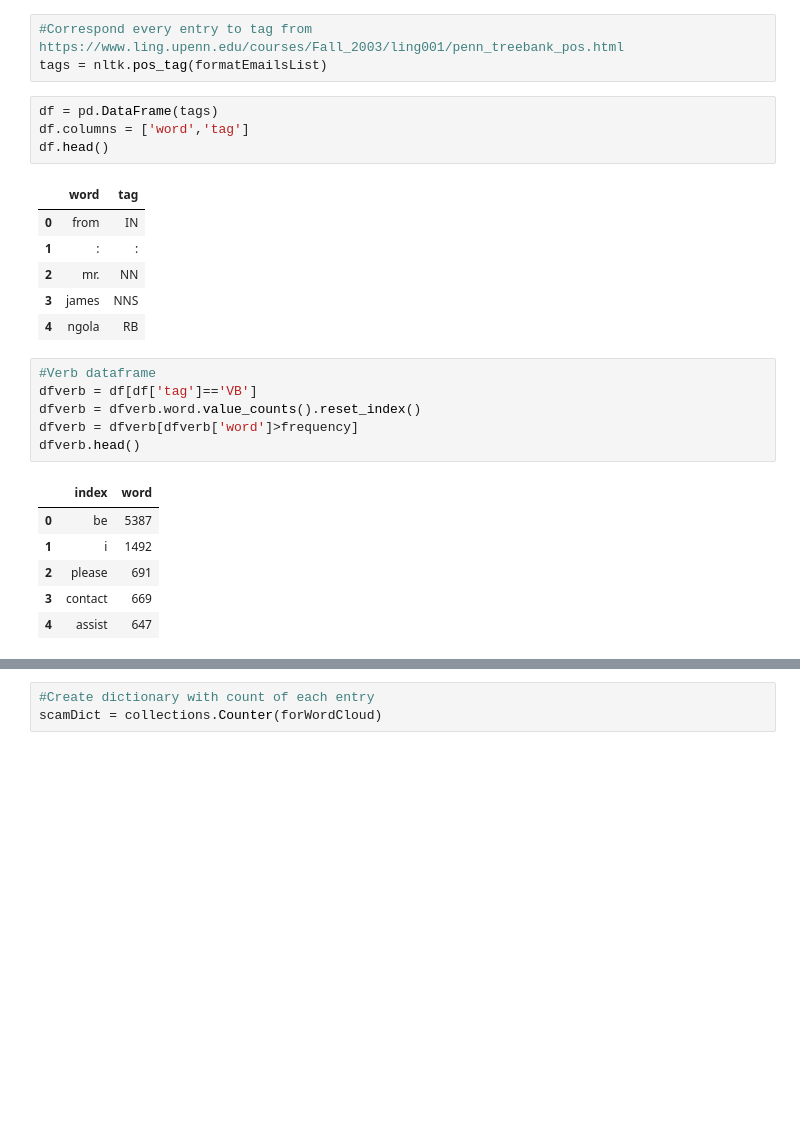
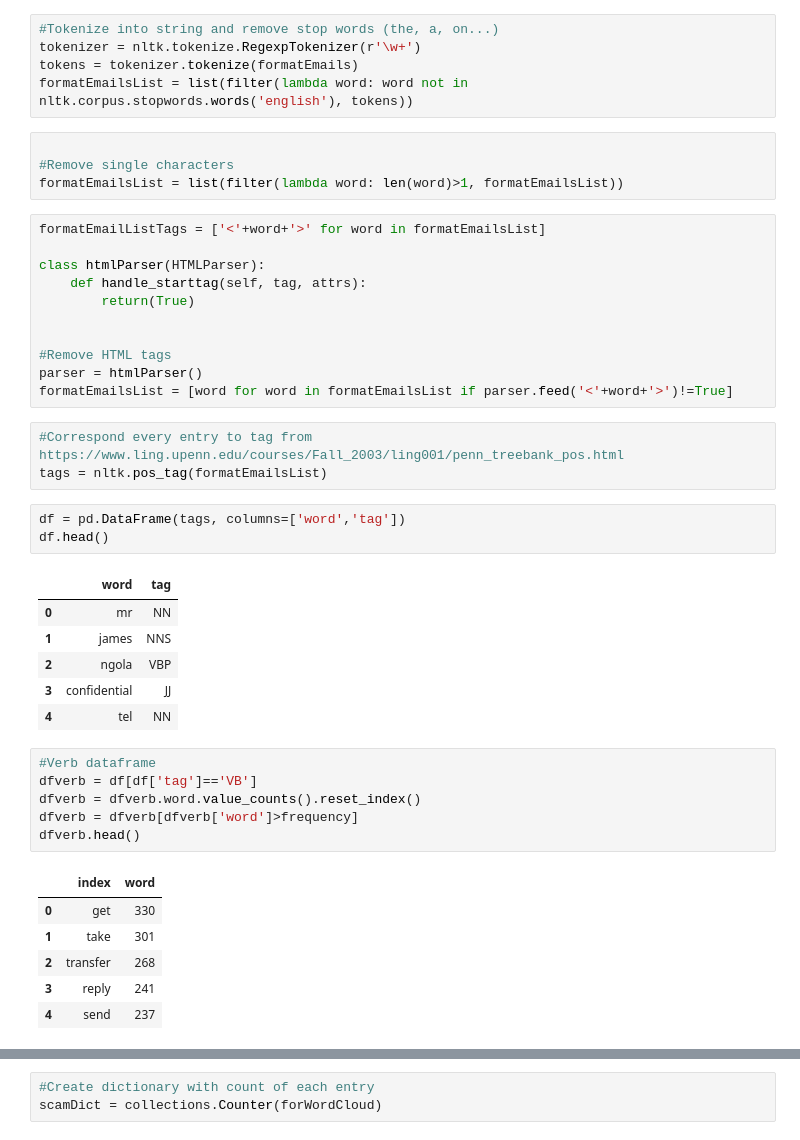
Before and after one commit to JSemelhago/FraudEmailAnalysis, a Jupyter notebook: src/FraudEmails.ipynb, the cells around one changed output, grey strips where cells are left out. Saved outputs shown, nothing was run; the diff lists cells and outputs as text; blank space fills up the shorter version.

Commit message:
Remove toRemove list #1
Used stop words. TODO: Remove html tags

```diff
--- a/src/FraudEmails.ipynb
+++ b/src/FraudEmails.ipynb
@@ -48,17 +46,36 @@ formatEmailsList = nltk.word_tokenize(formatEmails)
+# %%
+#Tokenize into string and remove stop words (the, a, on...)
+tokenizer = nltk.tokenize.RegexpTokenizer(r'\w+')
+tokens = tokenizer.tokenize(formatEmails)
+formatEmailsList = list(filter(lambda word: word not in nltk.corpus.stopwords.words('english'), tokens))
+# %%
+
+#Remove single characters
+formatEmailsList = list(filter(lambda word: len(word)>1, formatEmailsList))
+# %%
+formatEmailListTags = ['<'+word+'>' for word in formatEmailsList]
+
+class htmlParser(HTMLParser):
+    def handle_starttag(self, tag, attrs):
+        return(True)
+
+
+#Remove HTML tags
+parser = htmlParser()
+formatEmailsList = [word for word in formatEmailsList if parser.feed('<'+word+'>')!=True]
 # %%
 #Correspond every entry to tag from https://www.ling.upenn.edu/courses/Fall_2003/ling001/penn_treebank_pos.html
 tags = nltk.pos_tag(formatEmailsList)
 # %%
-df = pd.DataFrame(tags)
-df.columns = ['word','tag']
+df = pd.DataFrame(tags, columns=['word','tag'])
 df.head()
 # %% [output]
 |  | word | tag |
-| 0 | from | IN |
-| 1 | : | : |
-| 2 | mr. | NN |
-| 3 | james | NNS |
-| 4 | ngola | RB |
+| 0 | mr | NN |
+| 1 | james | NNS |
+| 2 | ngola | VBP |
+| 3 | confidential | JJ |
+| 4 | tel | NN |
 # %%
 #Verb dataframe
 dfverb = df[df['tag']=='VB']
@@ -67,11 +84,11 @@ dfverb = dfverb[dfverb['word']>frequency]
 dfverb.head()
 # %% [output]
 |  | index | word |
-| 0 | be | 5387 |
-| 1 | i | 1492 |
-| 2 | please | 691 |
-| 3 | contact | 669 |
-| 4 | assist | 647 |
+| 0 | get | 330 |
+| 1 | take | 301 |
+| 2 | transfer | 268 |
+| 3 | reply | 241 |
+| 4 | send | 237 |
 # %%
 #Noun dataframe
 dfnoun = df[df['tag']=='NN']
```
Also changed, not shown: parts of 7 cells of this notebook.
